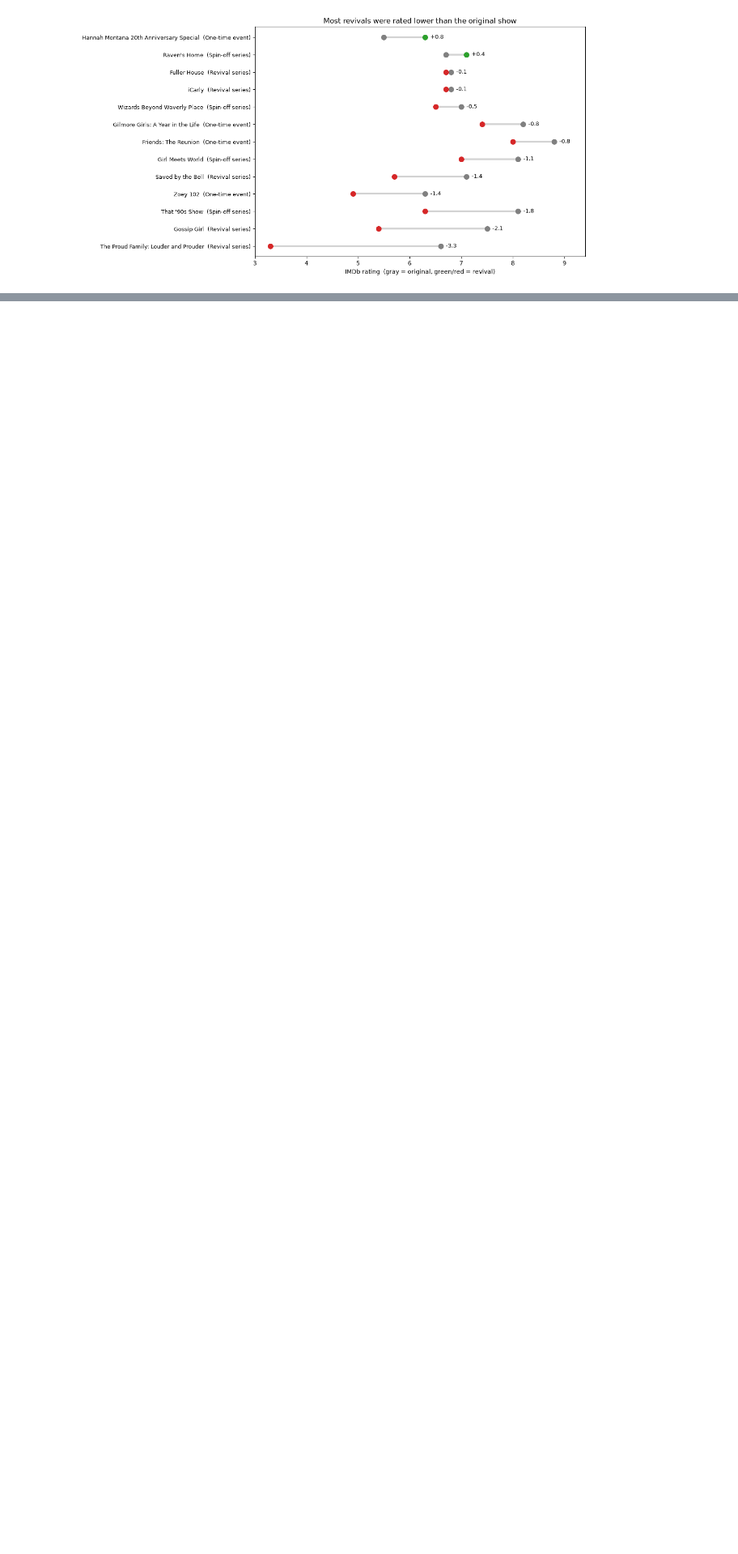
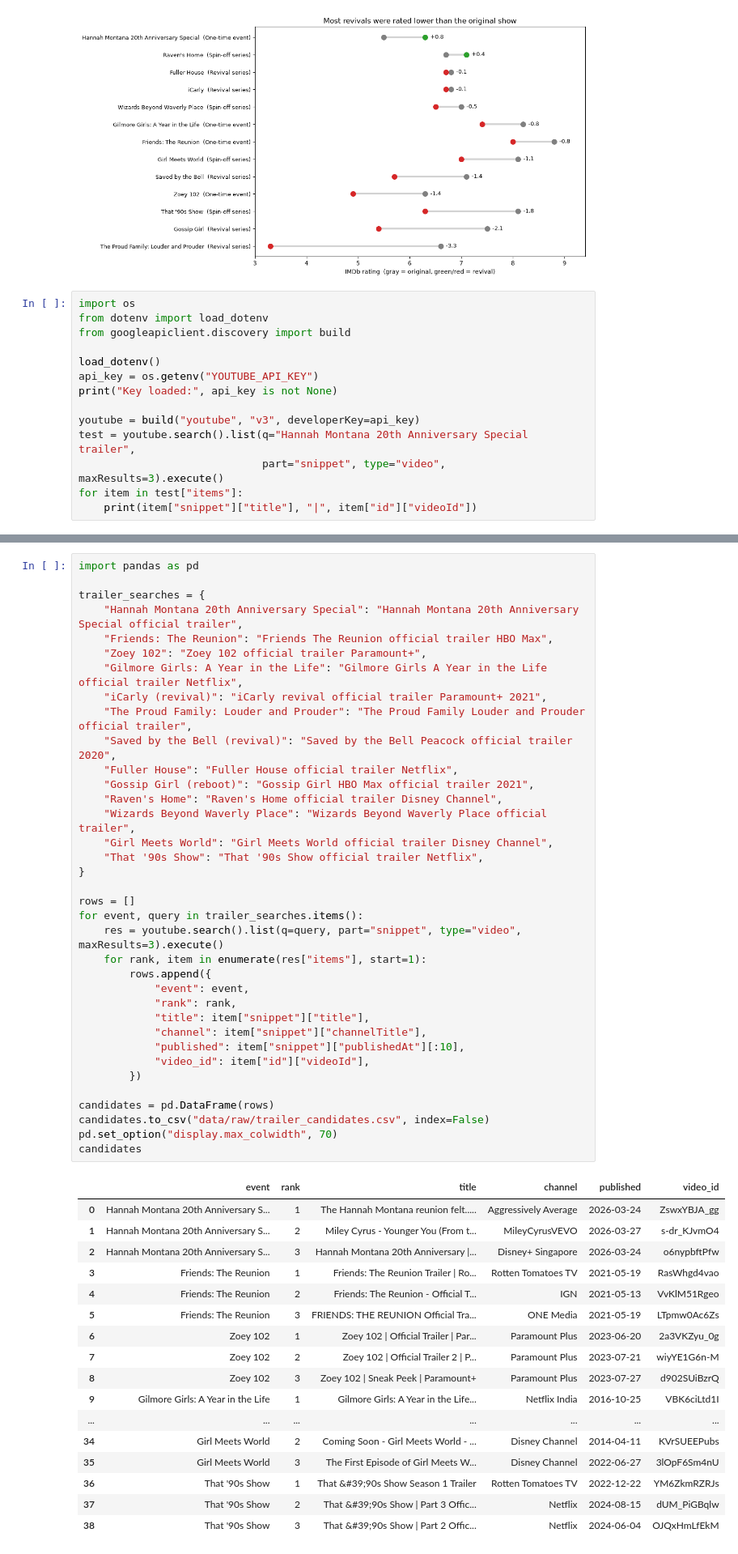
Before and after one commit to carolineromero19/nostalgia-revival-analysis, a Jupyter notebook: nostalgia_project.ipynb, the cells around one changed output, grey strips where cells are left out. Shown at 81% size. Cells and saved outputs as stored; diff of their text form; blank space fills up the shorter version.

```diff
--- a/nostalgia_project.ipynb
+++ b/nostalgia_project.ipynb
@@ -500,3 +500,17 @@ plt.savefig("charts/ratings_original_vs_revival.png", dpi=200, bbox_inches="tigh
 plt.show()
 # %% [output]
 [figure]
+# %%
+import os
+from dotenv import load_dotenv
+from googleapiclient.discovery import build
+
+load_dotenv()
+api_key = os.getenv("YOUTUBE_API_KEY")
+print("Key loaded:", api_key is not None)
+
+youtube = build("youtube", "v3", developerKey=api_key)
+test = youtube.search().list(q="Hannah Montana 20th Anniversary Special trailer",
+                             part="snippet", type="video", maxResults=3).execute()
+for item in test["items"]:
+    print(item["snippet"]["title"], "|", item["id"]["videoId"])
@@ -502,0 +522,54 @@ plt.show()
+# %%
+import pandas as pd
+
+trailer_searches = {
+    "Hannah Montana 20th Anniversary Special": "Hannah Montana 20th Anniversary Special official trailer",
+    "Friends: The Reunion": "Friends The Reunion official trailer HBO Max",
+    "Zoey 102": "Zoey 102 official trailer Paramount+",
+    "Gilmore Girls: A Year in the Life": "Gilmore Girls A Year in the Life official trailer Netflix",
+    "iCarly (revival)": "iCarly revival official trailer Paramount+ 2021",
+    "The Proud Family: Louder and Prouder": "The Proud Family Louder and Prouder official trailer",
+    "Saved by the Bell (revival)": "Saved by the Bell Peacock official trailer 2020",
+    "Fuller House": "Fuller House official trailer Netflix",
+    "Gossip Girl (reboot)": "Gossip Girl HBO Max official trailer 2021",
+    "Raven's Home": "Raven's Home official trailer Disney Channel",
+    "Wizards Beyond Waverly Place": "Wizards Beyond Waverly Place official trailer",
+    "Girl Meets World": "Girl Meets World official trailer Disney Channel",
+    "That '90s Show": "That '90s Show official trailer Netflix",
+}
+
+rows = []
+for event, query in trailer_searches.items():
+    res = youtube.search().list(q=query, part="snippet", type="video", maxResults=3).execute()
+    for rank, item in enumerate(res["items"], start=1):
+        rows.append({
+            "event": event,
+            "rank": rank,
+            "title": item["snippet"]["title"],
+            "channel": item["snippet"]["channelTitle"],
+            "published": item["snippet"]["publishedAt"][:10],
+            "video_id": item["id"]["videoId"],
+        })
+
+candidates = pd.DataFrame(rows)
+candidates.to_csv("data/raw/trailer_candidates.csv", index=False)
+pd.set_option("display.max_colwidth", 70)
+candidates
+# %% [output]
+|  | event | rank | title | channel | published | video_id |
+| 0 | Hannah Montana 20th Anniversary S... | 1 | The Hannah Montana reunion felt..... | Aggressively Average | 2026-03-24 | ZswxYBJA_gg |
+| 1 | Hannah Montana 20th Anniversary S... | 2 | Miley Cyrus - Younger You (From t... | MileyCyrusVEVO | 2026-03-27 | s-dr_KJvmO4 |
+| 2 | Hannah Montana 20th Anniversary S... | 3 | Hannah Montana 20th Anniversary |... | Disney+ Singapore | 2026-03-24 | o6nypbftPfw |
+| 3 | Friends: The Reunion | 1 | Friends: The Reunion Trailer | Ro... | Rotten Tomatoes TV | 2021-05-19 | RasWhgd4vao |
+| 4 | Friends: The Reunion | 2 | Friends: The Reunion - Official T... | IGN | 2021-05-13 | VvKlM51Rgeo |
+| 5 | Friends: The Reunion | 3 | FRIENDS: THE REUNION Official Tra... | ONE Media | 2021-05-19 | LTpmw0Ac6Zs |
+| 6 | Zoey 102 | 1 | Zoey 102 | Official Trailer | Par... | Paramount Plus | 2023-06-20 | 2a3VKZyu_0g |
+| 7 | Zoey 102 | 2 | Zoey 102 | Official Trailer 2 | P... | Paramount Plus | 2023-07-21 | wiyYE1G6n-M |
+| 8 | Zoey 102 | 3 | Zoey 102 | Sneak Peek | Paramount+ | Paramount Plus | 2023-07-27 | d902SUiBzrQ |
+| 9 | Gilmore Girls: A Year in the Life | 1 | Gilmore Girls: A Year in the Life... | Netflix India | 2016-10-25 | VBK6ciLtd1I |
+| ... | ... | ... | ... | ... | ... | ... |
+| 34 | Girl Meets World | 2 | Coming Soon - Girl Meets World - ... | Disney Channel | 2014-04-11 | KVrSUEEPubs |
+| 35 | Girl Meets World | 3 | The First Episode of Girl Meets W... | Disney Channel | 2022-06-27 | 3lOpF6Sm4nU |
+| 36 | That '90s Show | 1 | That &#39;90s Show Season 1 Trailer | Rotten Tomatoes TV | 2022-12-22 | YM6ZkmRZRJs |
+| 37 | That '90s Show | 2 | That &#39;90s Show | Part 3 Offic... | Netflix | 2024-08-15 | dUM_PiGBqlw |
+| 38 | That '90s Show | 3 | That &#39;90s Show | Part 2 Offic... | Netflix | 2024-06-04 | OJQxHmLfEkM |
```
Also changed, not shown: parts of 14 cells of this notebook, 7 other files.
